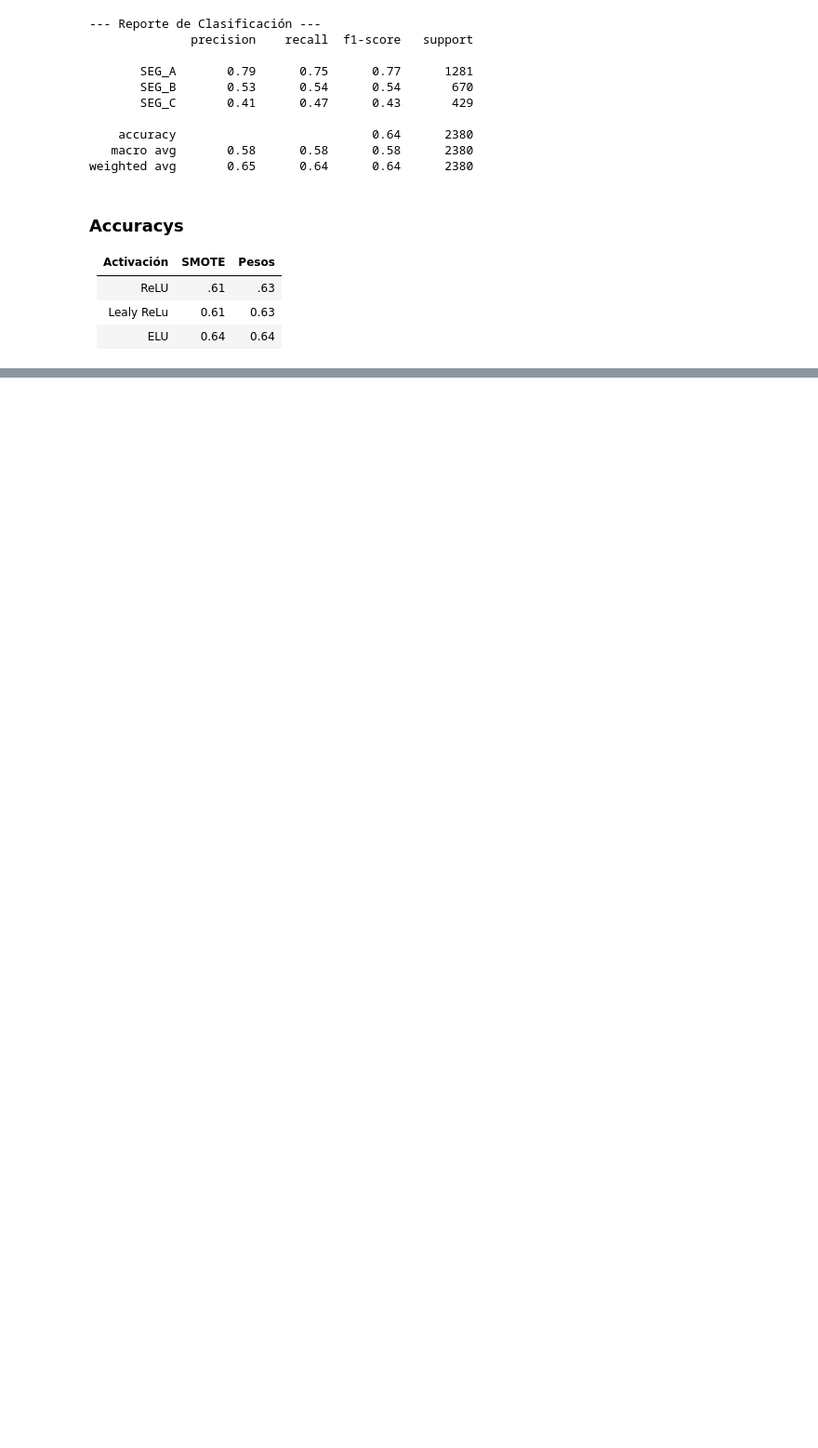
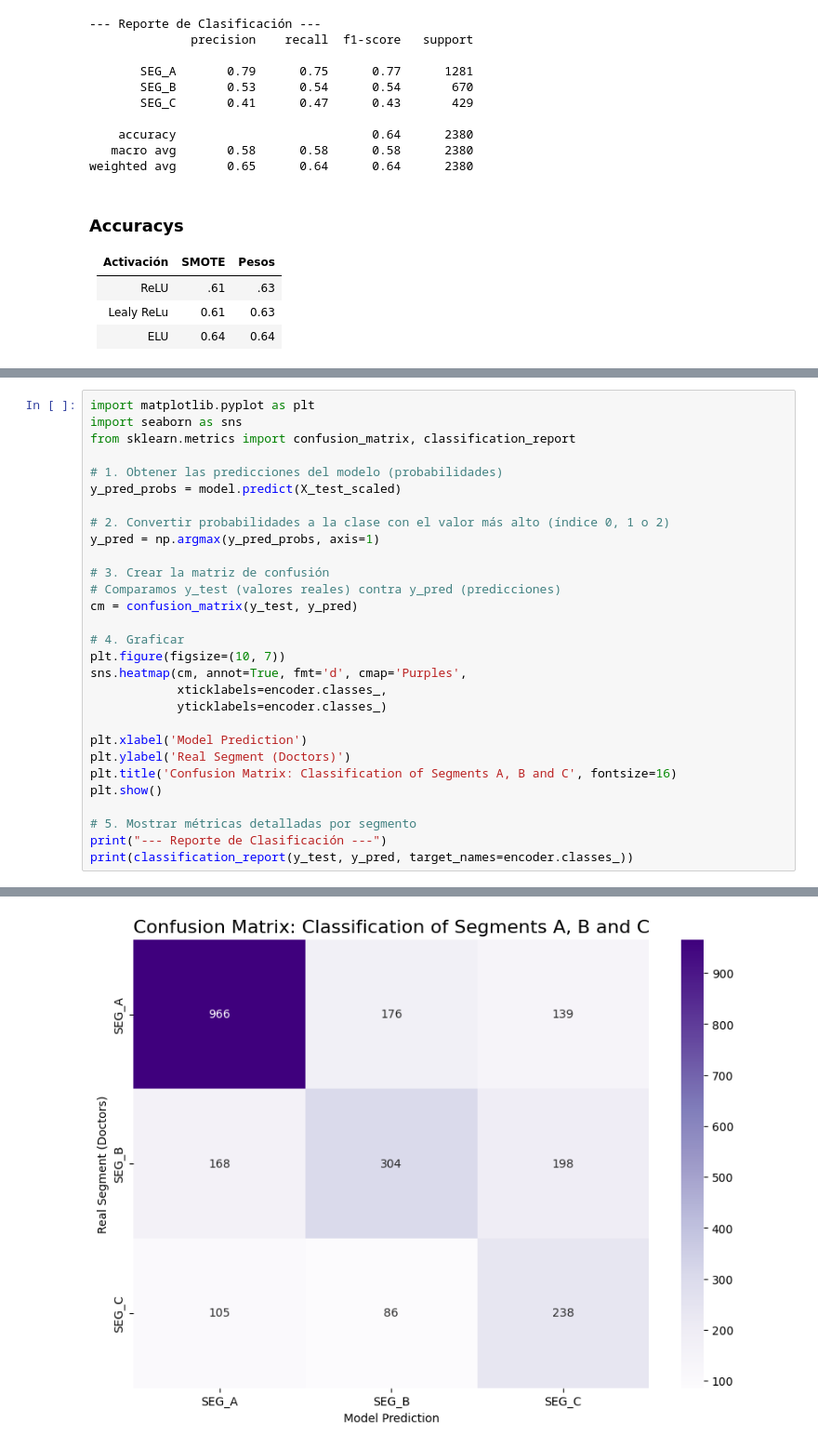
Before and after one commit to 4dr14nL0935/Pfizer-Clustering-Project, a Jupyter notebook: nn.ipynb, the cells around one changed output, grey strips where cells are left out. Shown at 93% size. Saved outputs shown, nothing was run; the diff lists cells and outputs as text; blank space fills up the shorter version.

```diff
--- a/nn.ipynb
+++ b/nn.ipynb
@@ -894,0 +1447,30 @@ weighted avg       0.65      0.64      0.64      2380
+# %%
+import matplotlib.pyplot as plt
+import seaborn as sns
+from sklearn.metrics import confusion_matrix, classification_report
+
+# 1. Obtener las predicciones del modelo (probabilidades)
+y_pred_probs = model.predict(X_test_scaled)
+
+# 2. Convertir probabilidades a la clase con el valor más alto (índice 0, 1 o 2)
+y_pred = np.argmax(y_pred_probs, axis=1)
+
+# 3. Crear la matriz de confusión
+# Comparamos y_test (valores reales) contra y_pred (predicciones)
+cm = confusion_matrix(y_test, y_pred)
+
+# 4. Graficar
+plt.figure(figsize=(10, 7))
+sns.heatmap(cm, annot=True, fmt='d', cmap='Purples',
+            xticklabels=encoder.classes_,
+            yticklabels=encoder.classes_)
+
+plt.xlabel('Model Prediction')
+plt.ylabel('Real Segment (Doctors)')
+plt.title('Confusion Matrix: Classification of Segments A, B and C', fontsize=16)
+plt.show()
+
+# 5. Mostrar métricas detalladas por segmento
+print("--- Reporte de Clasificación ---")
+print(classification_report(y_test, y_pred, target_names=encoder.classes_))
+# %% [output]
@@ -894,0 +1478 @@ weighted avg       0.65      0.64      0.64      2380
+[figure, added]
```
Also changed, not shown: parts of 14 cells of this notebook, 4 other files.
